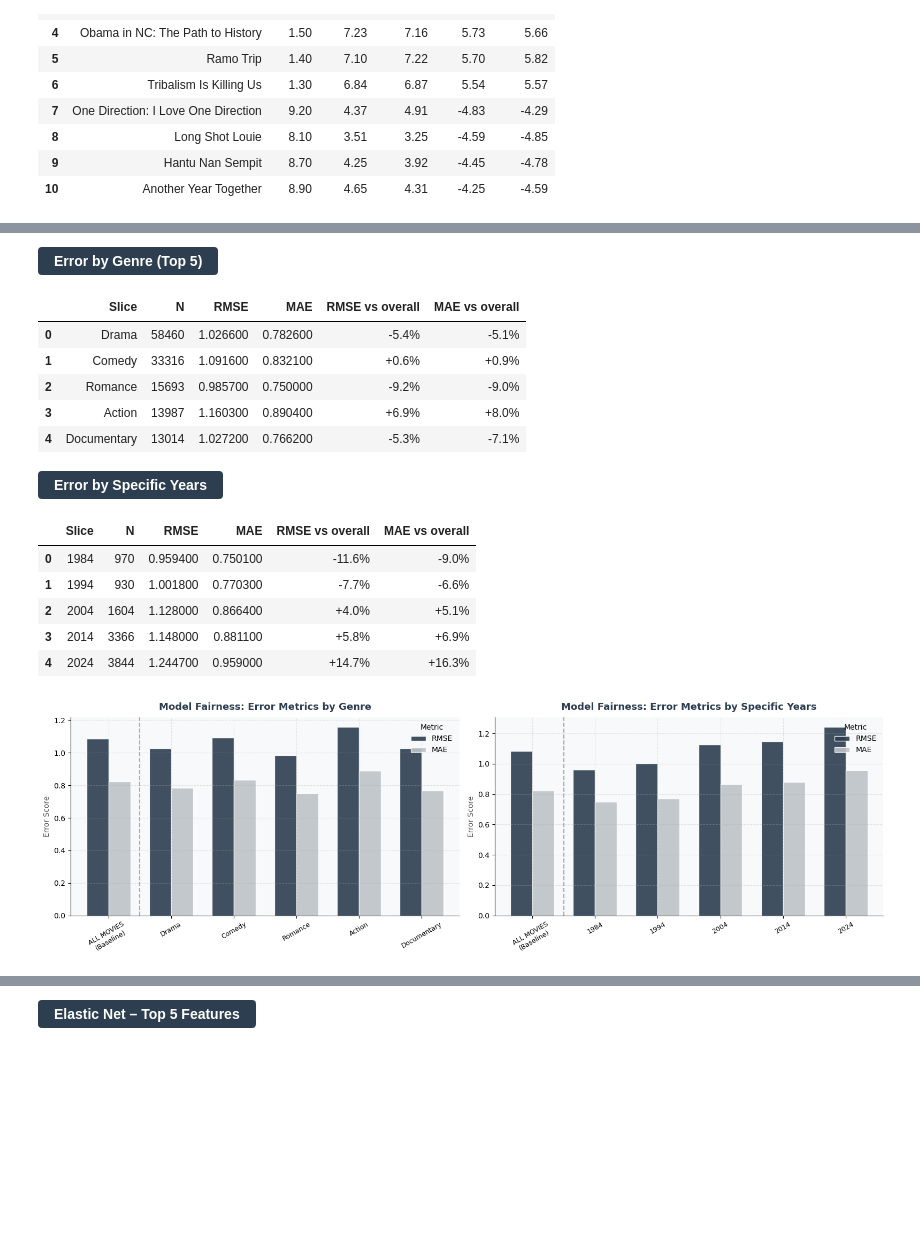
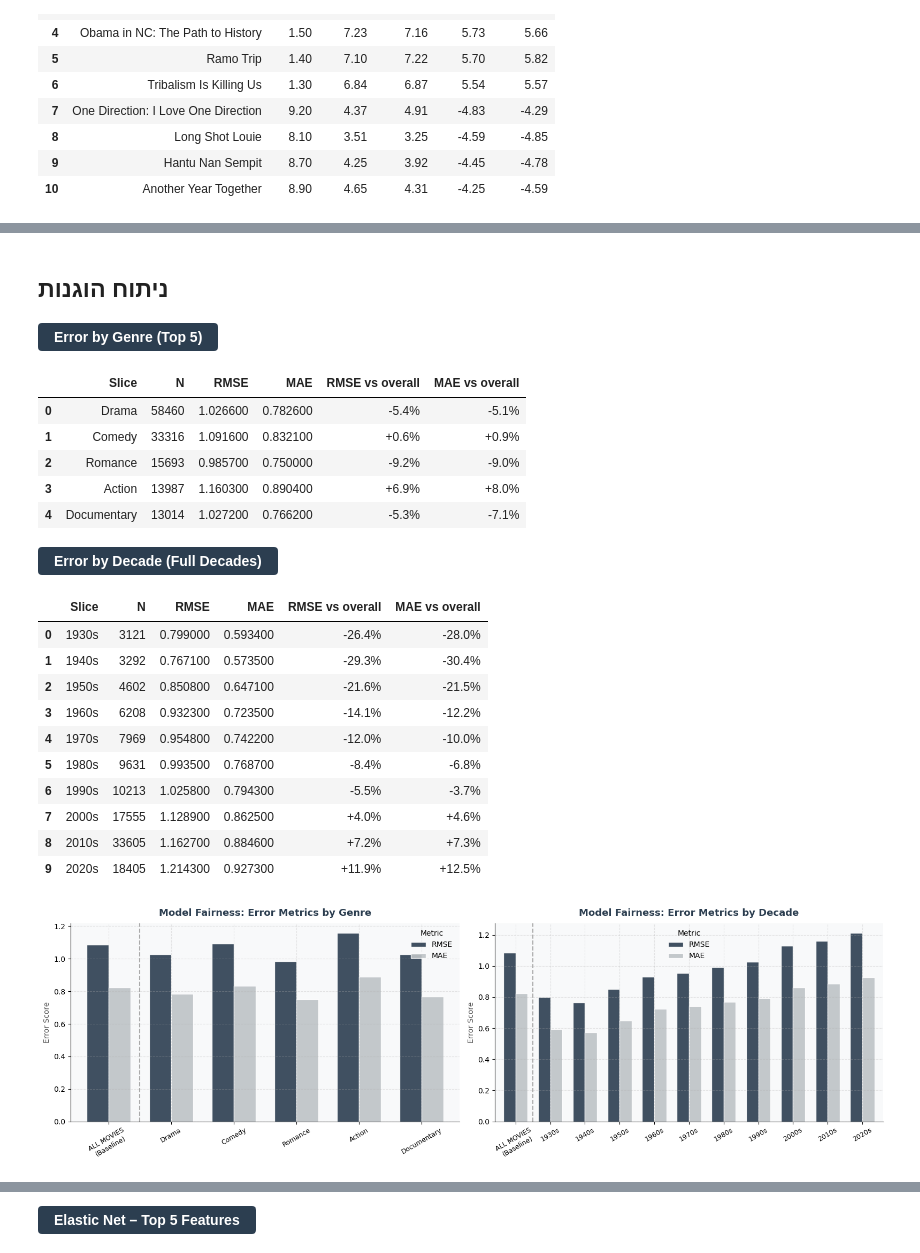
Before and after one commit to shirelhaddad/machine-learning, a Jupyter notebook: 162885cc________________________.ipynb, the cells around one changed output, grey strips where cells are left out. Cells and saved outputs as stored; diff of their text form; code cells hidden in the pictures; blank space fills up the shorter version.

```diff
--- a/162885cc________________________.ipynb
+++ b/162885cc________________________.ipynb
@@ -293,8 +293,7 @@ class DirectorAvgTransformer(BaseEstimator, TransformerMixin):
                 return pd.Series({
                     'director_past_avg':      np.nan,
                     'is_new_director':        1.0,
-                    'director_genre_past_avg': np.nan,
-                    'director_genre_count':   0.0})
+                    'director_genre_past_avg': np.nan})
 
             idx_global      = bisect.bisect_left(self.global_years_, year)
             global_past_avg = np.mean(self.global_ratings_[:idx_global]) if idx_global > 0 else np.nan
@@ -327,16 +326,13 @@ class DirectorAvgTransformer(BaseEstimator, TransformerMixin):
 
             if dir_genre_past_ratings:
                 res_dir_genre_avg   = np.mean(dir_genre_past_ratings)
-                res_dir_genre_count = float(len(dir_genre_past_ratings))
             else:
                 res_dir_genre_avg   = genre_past_avg
-                res_dir_genre_count = 0.0
 
             return pd.Series({
                 'director_past_avg':       res_dir_avg,
                 'is_new_director':         res_is_new_dir,
-                'director_genre_past_avg': res_dir_genre_avg,
-                'director_genre_count':    res_dir_genre_count})
+                'director_genre_past_avg': res_dir_genre_avg})
 
         new_cols = X.apply(calc, axis=1)
         X = pd.concat([X, new_cols], axis=1)
@@ -988,3 +957,5 @@ plt.show()
+# %% [markdown]
+## ניתוח הוגנות
 # %%
 fairness_df = errors_df.copy()
 fairness_df['decade'] = (fairness_df['startYear'] // 10 * 10).astype('Int64')
@@ -1017,14 +988,15 @@ genre_df = pd.DataFrame([
     slice_metrics(genre_long[genre_long['genre_label'] == g], g)
     for g in top5_genres])
 # %%
-target_years = [1984, 1994, 2004, 2014, 2024]
+available_decades = sorted(fairness_df['decade'].dropna().unique())
+last_10_decades = available_decades[-10:]
 decade_df = pd.DataFrame([
-    slice_metrics(fairness_df[fairness_df['startYear'] == year], f"{year}")
-    for year in target_years
-    if len(fairness_df[fairness_df['startYear'] == year]) > 0
+    slice_metrics(fairness_df[fairness_df['decade'] == dec], f"{int(dec)}s")
+    for dec in last_10_decades
+    if len(fairness_df[fairness_df['decade'] == dec]) > 0
 ])
 
-# ── טבלאות מעוצבות ──
+# עיצוב טבלת הזאנרים
 display(HTML("""
     <div style="margin: 16px 0 6px 0;">
         <span style="background-color:#2c3e50; color:white; padding:6px 16px;
@@ -1036,18 +1008,18 @@ display(HTML("""
 """))
 display(style_table(genre_df.reset_index(drop=True), highlight_col='RMSE', higher_is_better=False))
 
+# עיצוב טבלת העשורים
 display(HTML("""
     <div style="margin: 24px 0 6px 0;">
         <span style="background-color:#2c3e50; color:white; padding:6px 16px;
                      border-radius:4px; font-family:sans-serif;
                      font-size:14px; font-weight:bold;">
-            Error by Specific Years
+            Error by Decade (Full Decades)
         </span>
     </div>
 """))
 display(style_table(decade_df.reset_index(drop=True), highlight_col='RMSE', higher_is_better=False))
 
-# ── גרפים ──
 overall_row = pd.DataFrame([{
     'Slice': 'ALL MOVIES\n(Baseline)',
     'RMSE': overall_rmse,
@@ -1057,11 +1029,12 @@ plot_genre_df  = pd.concat([overall_row, genre_df],  ignore_index=True)
 plot_decade_df = pd.concat([overall_row, decade_df], ignore_index=True)
 
 RMSE_CLR = '#2c3e50'
-MAE_CLR  = '#bdc3c7'
+MAE_CLR  = sns.desaturate('#bdc3c7', 0.75)
 
 fig, axes = plt.subplots(1, 2, figsize=(16, 5))
 fig.patch.set_facecolor('#ffffff')
 
+# גרף שמאל - ז'אנרים
 plot_genre_df.set_index('Slice')[['RMSE', 'MAE']].plot(
     kind='bar', ax=axes[0], color=[RMSE_CLR, MAE_CLR],
     width=0.7, edgecolor='white', alpha=0.9)
@@ -1071,38 +1044,44 @@ axes[0].tick_params(axis='x', rotation=30, labelsize=9)
 axes[0].legend(title='Metric', frameon=False)
 axes[0].axvline(0.5, color='#aaa', linestyle='--', linewidth=1.5)
 axes[0].set_facecolor('#f8f9fa')
 axes[0].spines[['top', 'right']].set_visible(False)
 axes[0].set_title('Model Fairness: Error Metrics by Genre',
                   fontsize=13, fontweight='bold', color='#2c3e50', pad=10)
 
+# גרף ימין - עשורים מלאים
 plot_decade_df.set_index('Slice')[['RMSE', 'MAE']].plot(
     kind='bar', ax=axes[1], color=[RMSE_CLR, MAE_CLR],
     width=0.7, edgecolor='white', alpha=0.9)
 axes[1].set_ylabel('Error Score', color='#555')
 axes[1].set_xlabel('')
 axes[1].tick_params(axis='x', rotation=30, labelsize=9)
 axes[1].legend(title='Metric', frameon=False)
 axes[1].axvline(0.5, color='#aaa', linestyle='--', linewidth=1.5)
 axes[1].set_facecolor('#f8f9fa')
 axes[1].spines[['top', 'right']].set_visible(False)
-axes[1].set_title('Model Fairness: Error Metrics by Specific Years',
+axes[1].set_title('Model Fairness: Error Metrics by Decade',
                   fontsize=13, fontweight='bold', color='#2c3e50', pad=10)
 
 plt.tight_layout()
 plt.show()
 # %% [output]
 Error by Genre (Top 5)
 |  | Slice | N | RMSE | MAE | RMSE vs overall | MAE vs overall |
 | 0 | Drama | 58460 | 1.026600 | 0.782600 | -5.4% | -5.1% |
 | 1 | Comedy | 33316 | 1.091600 | 0.832100 | +0.6% | +0.9% |
 | 2 | Romance | 15693 | 0.985700 | 0.750000 | -9.2% | -9.0% |
 | 3 | Action | 13987 | 1.160300 | 0.890400 | +6.9% | +8.0% |
 | 4 | Documentary | 13014 | 1.027200 | 0.766200 | -5.3% | -7.1% |
-Error by Specific Years
+Error by Decade (Full Decades)
 |  | Slice | N | RMSE | MAE | RMSE vs overall | MAE vs overall |
-| 0 | 1984 | 970 | 0.959400 | 0.750100 | -11.6% | -9.0% |
-| 1 | 1994 | 930 | 1.001800 | 0.770300 | -7.7% | -6.6% |
-| 2 | 2004 | 1604 | 1.128000 | 0.866400 | +4.0% | +5.1% |
-| 3 | 2014 | 3366 | 1.148000 | 0.881100 | +5.8% | +6.9% |
-| 4 | 2024 | 3844 | 1.244700 | 0.959000 | +14.7% | +16.3% |
+| 0 | 1930s | 3121 | 0.799000 | 0.593400 | -26.4% | -28.0% |
+| 1 | 1940s | 3292 | 0.767100 | 0.573500 | -29.3% | -30.4% |
+| 2 | 1950s | 4602 | 0.850800 | 0.647100 | -21.6% | -21.5% |
+| 3 | 1960s | 6208 | 0.932300 | 0.723500 | -14.1% | -12.2% |
+| 4 | 1970s | 7969 | 0.954800 | 0.742200 | -12.0% | -10.0% |
+| 5 | 1980s | 9631 | 0.993500 | 0.768700 | -8.4% | -6.8% |
+| 6 | 1990s | 10213 | 1.025800 | 0.794300 | -5.5% | -3.7% |
+| 7 | 2000s | 17555 | 1.128900 | 0.862500 | +4.0% | +4.6% |
+| 8 | 2010s | 33605 | 1.162700 | 0.884600 | +7.2% | +7.3% |
+| 9 | 2020s | 18405 | 1.214300 | 0.927300 | +11.9% | +12.5% |
-[figure, old version]
+[figure, new version]
```
Also changed, not shown: parts of 18 cells of this notebook.
